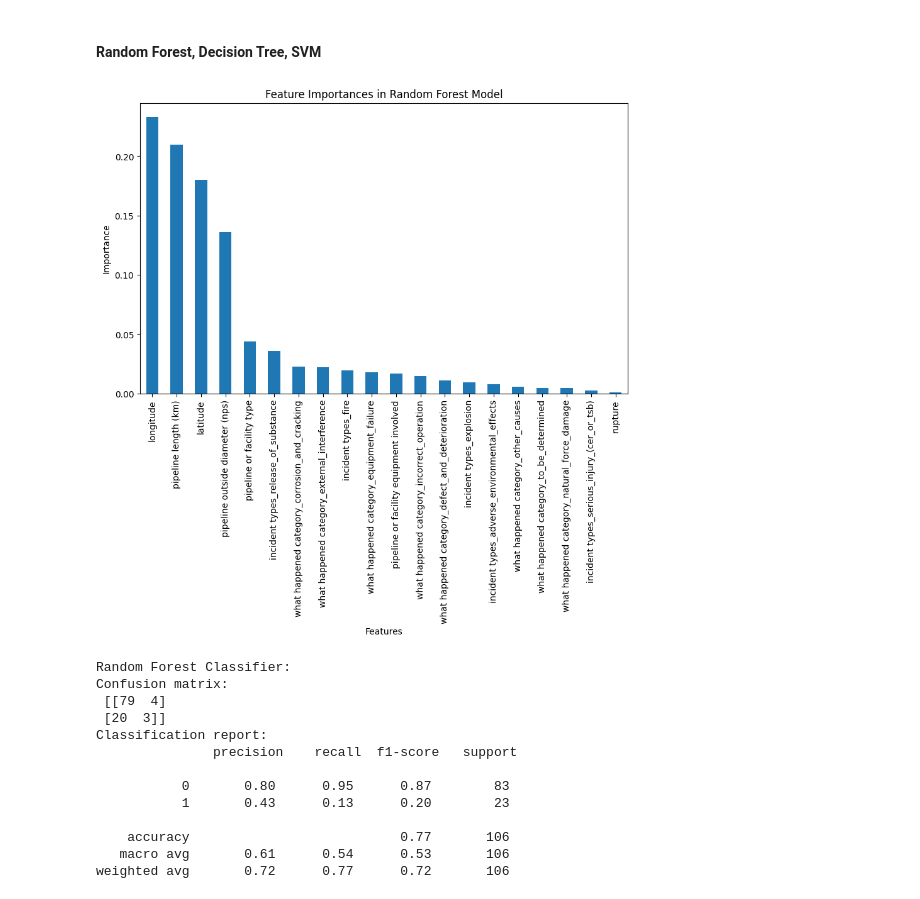
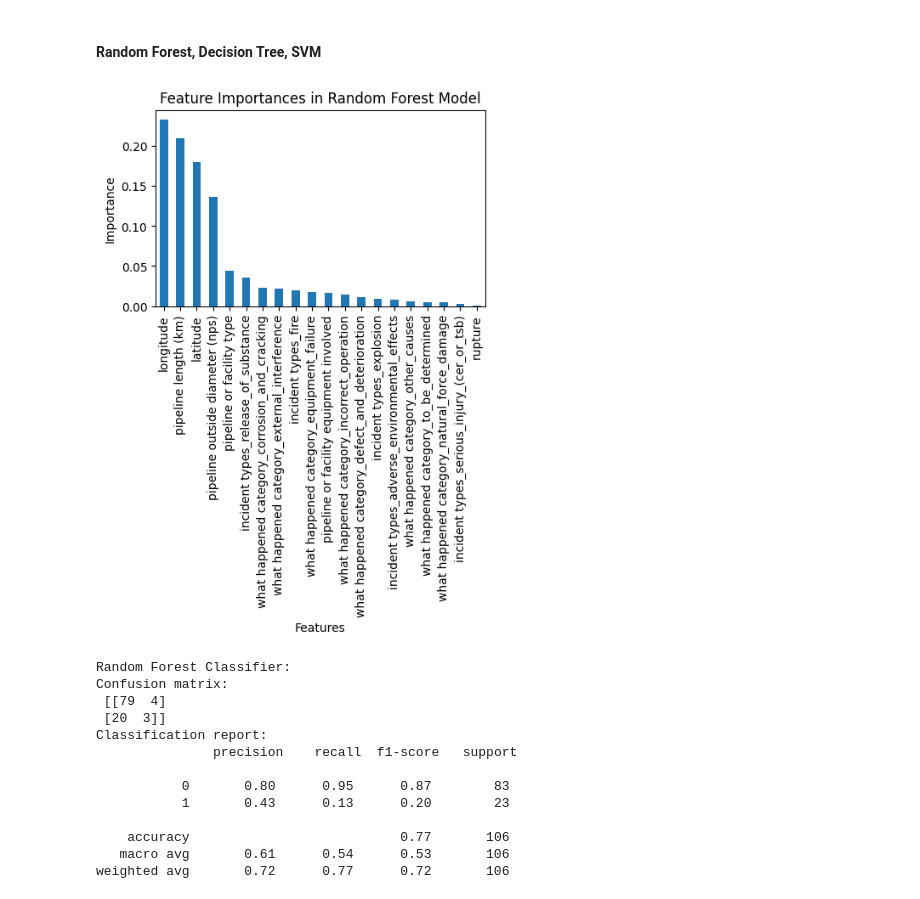
Before and after one commit to cameronmackinnon/crude_oil_accidents, a Jupyter notebook: src/dataset_A.ipynb, the cells around one changed output. Drawn from its saved outputs; the diff is of its cells as text; code cells hidden in the pictures.

```diff
--- a/src/dataset_A.ipynb
+++ b/src/dataset_A.ipynb
@@ -176,15 +178,19 @@ def fit_and_evaluate_svm(test_df):
 # %%
 ## making file path imports more robust
 
-# get directory of current file
+# get current working directory
 current_script_directory = Path.cwd()
 
 # Construct path to data files given relative location
+# cad_string = current_script_directory / "../data/raw/canada/"
 cad_string = current_script_directory / "../data/raw/canada/"
 cad_data = cad_string / "pipeline-incidents-comprehensive-data.csv"
 
-# read data into dataframes
-CAD_data_raw = read_csv_to_dataframe(cad_data)
+# read data into dataframe
+if not cad_data.exists():
+    print(f"Data file not found. Please ensure you cloned the repo and initiated the jupyter notebook kernel from within this notebook, dataset A.")
+else:
+    CAD_data_raw = read_csv_to_dataframe(cad_data)
 # %% [output]
 File at '/Users/cameronmackinnon/PD/Winter 2024 Job Hunt/Companies/Validere/crude_oil_accidents/src/../data/raw/canada/pipeline-incidents-comprehensive-data.csv' successfully read into a DataFrame.
 # %% [markdown]
@@ -442,24 +446,3 @@ len(CAD_data_cleaned)
-# %%
-## detailed what happened
-# every entry includes "damage or deterioration mechanism" or "substandard acts" as a kind of header/categorization
-# we don't care about the substandard acts, but we do care about the damage or deterioration
-# so let's extract this portion of the string and then ignore the rest
-
-CAD_data_cleaned['detailed what happened'] = CAD_data_cleaned['detailed what happened'].astype(str)
-
-# extract damage portion of string
-damage_regex = r"Damage or deterioration mechanism, ([^;]+)"
-
-# clean up matches by removing the original phrase and stripping
-def cleanup(matches, phrase):
-    cleaned = [match.replace(phrase, '').strip() for match in matches]
-    return ';'.join(cleaned)
-
-# Find all occurrences, clean them up, and join with a semi-colon
-CAD_data_cleaned['damage_or_deterioration'] = CAD_data_cleaned['detailed what happened'].str.findall(damage_regex).apply(lambda matches: cleanup(matches, "Damage or deterioration mechanism, "))
-
-# drop orig col
-CAD_data_cleaned.drop(columns={'detailed what happened'}, inplace=True)
 # %%
 ## why it happened
 ## really hard to figure out which of these to remove.
@@ -481,12 +464,9 @@ CAD_data_cleaned = expand_categories_in_column(CAD_data_cleaned, 'incident types
 ## reminder that "natural force" will still exist (among others) as they happened in tandem with corrosion, etc.
 CAD_data_cleaned = expand_categories_in_column(CAD_data_cleaned, 'what happened category')
 # %%
-## detailed what happened - now "damage_or_deterioration" - unsure if we should expand this?
-# sorted(CAD_data_cleaned['damage_or_deterioration'].astype(str).unique())
-
+## detailed what happened - not gong to expand this - too many options and may be providing repetitive data (I partially expanded it before making this decision, the code is in the unused code section)
 ## same thought process for "detailed why it happened" and "why it happened category"
-## too many options and may be providing repetitive data
-CAD_data_cleaned.drop(columns={'damage_or_deterioration', 'detailed why it happened', 'why it happened category'}, inplace=True)
+CAD_data_cleaned.drop(columns={'detailed what happened', 'detailed why it happened', 'why it happened category'}, inplace=True)
 
 # CAD_data_cleaned = expand_categories_in_column(CAD_data_cleaned, 'damage_or_deterioration')
 # CAD_data_cleaned = expand_categories_in_column(CAD_data_cleaned, 'detailed why it happened')
@@ -688,31 +630,31 @@ weighted avg       0.75      0.78      0.76       106
 # %%
 ## feature importance analysis for RF
 
 feature_importances = rf_model.feature_importances_
 
 # create a series with feature names and their importance
 features = pd.Series(feature_importances, index=all_cad_red.drop(['substance carried'], axis=1).columns)
 
 # sort the features by importance
 features_sorted = features.sort_values(ascending=False)
 
 # plot bar chart
-plt.figure(figsize=(10, 6))
+plt.figure(figsize=(5, 3))
 features_sorted.plot(kind='bar')
 plt.title('Feature Importances in Random Forest Model')
 plt.xlabel('Features')
 plt.ylabel('Importance')
 plt.show()
 
 ## RESULTS
 # sadly, longitude and latitude are two of the most important features in predicting crude oil vs. not crude oil
 ## this simply implies that crude oil pipelines exist at different locations than non-crude oil pipelines and therefore that's where the accidents are
 ## the same logic could be applied to pipeline length and outside diameter
 
 ## next steps
 ## drop these 2 columns and try running again
 # %% [output]
-[figure, old version]
+[figure, new version]
 # %%
 # drop lat and long, pipeline length and diameter
 cad_without_location = all_cad_red.copy()
```
Also changed, not shown: parts of 27 cells of this notebook, 7 other files.
